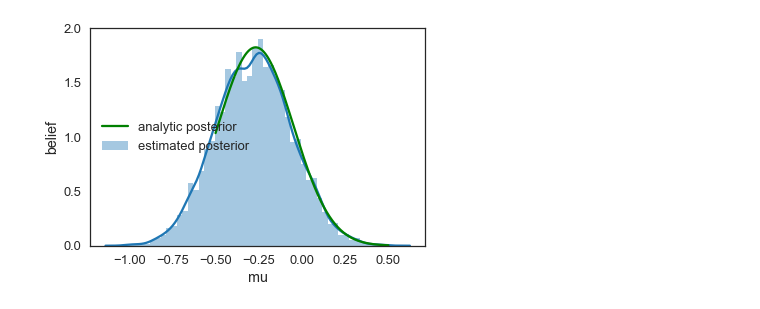
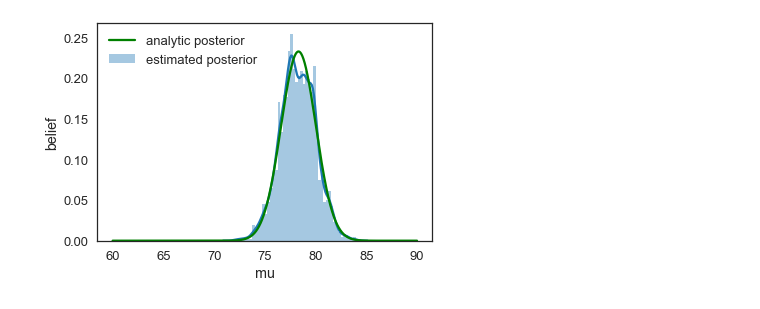
Before and after one commit to lecheng/stats, a Jupyter notebook: mcmc.ipynb, the cells around one changed output. Cells and saved outputs as stored; diff of their text form; code cells hidden in the pictures.

```diff
--- a/mcmc.ipynb
+++ b/mcmc.ipynb
@@ -15,4 +14,4 @@ np.random.seed(123)
 # %%
-data = np.random.randn(20)
+data = np.random.normal(75, 10,30)
 data
 # %% [output]
@@ -29,9 +30,8 @@ _ = ax.set(title='Histogram of observed data', xlabel='x', ylabel='# observation
 # %%
-def calc_posterior_analytical(data, x, mu_0, sigma_0):
-    sigma = 1.
+def calc_posterior_analytical(data, x, mu_0, sigma_0, sigma):
     n = len(data)
-    mu_post = (mu_0 / sigma_0 ** 2 + data.sum() / sigma ** 2) / (1. / sigma_0 ** 2 + n / sigma ** 2)
-    sigma_post = (1. / sigma_0**2 + n / sigma**2)**-1
+    mu_post = ((sigma**2)*mu_0+data.sum()*(sigma_0**2)) / (n*(sigma_0**2)+sigma**2)
+    sigma_post = ((sigma**2)*(sigma_0**2)) / (n*(sigma_0**2)+sigma**2)
     return norm(mu_post, np.sqrt(sigma_post)).pdf(x)
 # %%
 ax = plt.subplot()
@@ -45,12 +45,12 @@ sns.despine()
 # %%
-def sampler(data, samples=4, mu_init=.5, proposal_width=.5, mu_prior_mu=0, mu_prior_sd=1.):
+def sampler(data, samples=4, mu_init=.5, proposal_width=.5, mu_prior_mu=0, mu_prior_sd=1., data_sd=1.):
     mu_current = mu_init
     posterior = [mu_current]
     for i in range(samples):
         mu_proposal = norm(mu_current, proposal_width).rvs()
 
-        likelihood_current = norm(mu_current, 1).pdf(data).prod()
-        likelihood_proposal = norm(mu_proposal, 1).pdf(data).prod()
+        likelihood_current = norm(mu_current, data_sd).pdf(data).prod()
+        likelihood_proposal = norm(mu_proposal, data_sd).pdf(data).prod()
 
         prior_current = norm(mu_prior_mu, mu_prior_sd).pdf(mu_current)
         prior_proposal = norm(mu_prior_mu, mu_prior_sd).pdf(mu_proposal)
@@ -59,6 +59,7 @@ def sampler(data, samples=4, mu_init=.5, proposal_width=.5, mu_prior_mu=0, mu_pr
         p_proposal = likelihood_proposal * prior_proposal
 
         p_accept = p_proposal / p_current
+
         accept = np.random.rand() < p_accept
 
         if accept:
@@ -66,7 +67,7 @@ def sampler(data, samples=4, mu_init=.5, proposal_width=.5, mu_prior_mu=0, mu_pr
         posterior.append(mu_current)
     return np.array(posterior)
 # %%
-posterior = sampler(data, samples=15000, mu_init=1.)
+posterior = sampler(data, samples=10000, mu_init=70, proposal_width=10., mu_prior_mu=70., mu_prior_sd=5., data_sd=10.)
 fig, ax = plt.subplots()
 ax.plot(posterior)
 _ = ax.set(xlabel='sample', ylabel='mu')
@@ -75,11 +76,11 @@ _ = ax.set(xlabel='sample', ylabel='mu')
 # %%
 ax = plt.subplot()
 
 sns.distplot(posterior[500:], ax=ax, label='estimated posterior')
-x = np.linspace(-.5, .5, 500)
-post = calc_posterior_analytical(data, x, 0, 1)
+x = np.linspace(60, 90, 5000)
+post = calc_posterior_analytical(data, x, 70., 5., 10.)
 ax.plot(x, post, 'g', label='analytic posterior')
 _ = ax.set(xlabel='mu', ylabel='belief')
 ax.legend();
 # %% [output]
-[figure, old version]
+[figure, new version]
```
Also changed, not shown: parts of 6 cells of this notebook, 1 other file.
